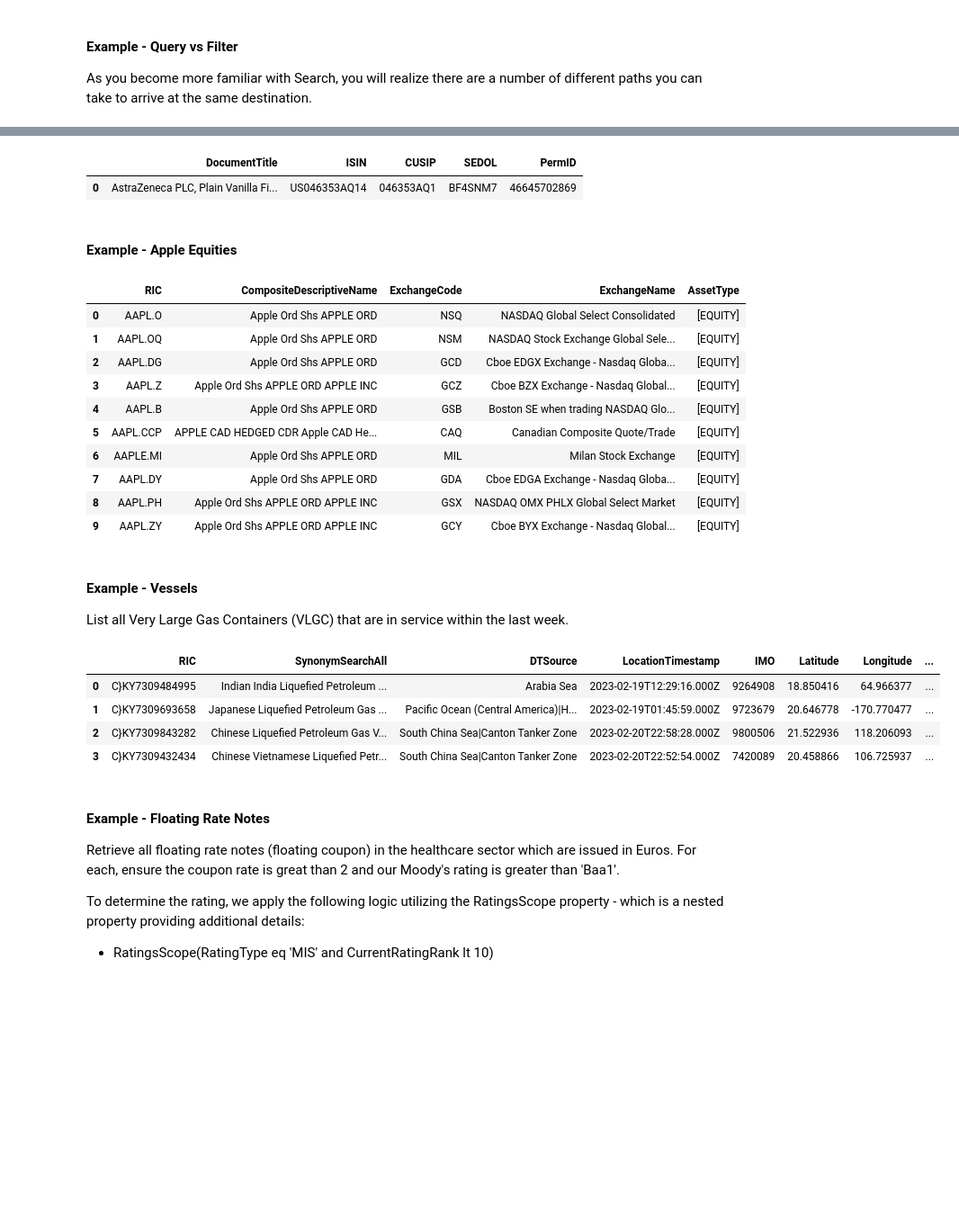
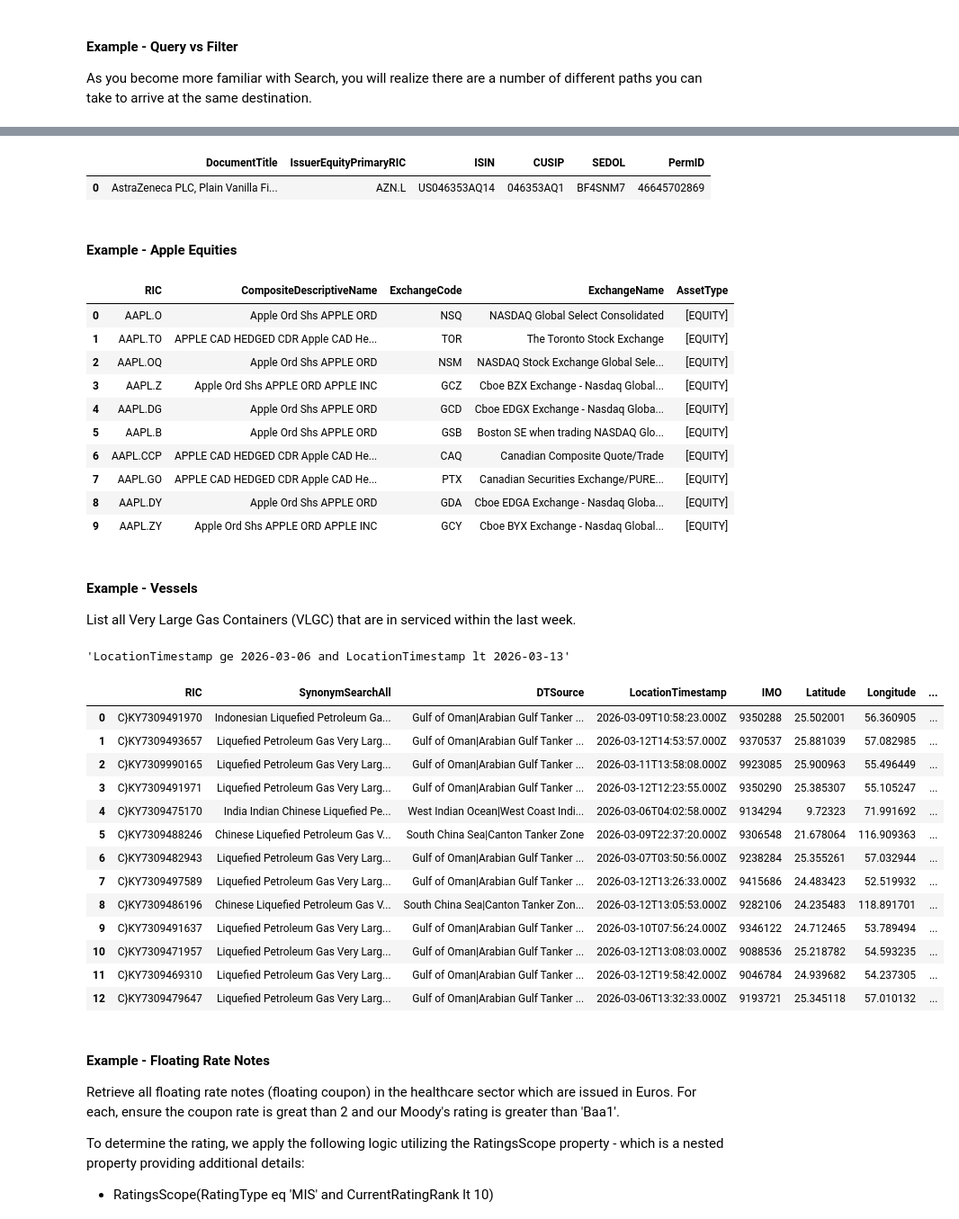
Before and after one commit to LSEG-API-Samples/Article.DataLibrary.Python.Search, a Jupyter notebook: Search - Filter.ipynb, the cells around one changed output, grey strips where cells are left out. Shown at 90% size. Drawn from its saved outputs; the diff is of its cells as text; code cells hidden in the pictures; blank space fills up the shorter version.

```diff
--- a/Search - Filter.ipynb
+++ b/Search - Filter.ipynb
@@ -45,14 +45,14 @@ rd.discovery.search(
 # %%
 # If you are provided a code but are not sure if the code is an ISIN, SEDOL, CUSIP etc,
 # try using the 'CodeResolutionBase' property.
-rd.discovery.search(
+ld.discovery.search(
     view = search.Views.INSTRUMENTS,
     filter = "CodeResolutionBase eq '046353AQ1'",   # I'm using the CUSIP for the same instrument
-    select = 'DocumentTitle, RIC, ISIN, CUSIP, SEDOL, PermID'
+    select = 'DocumentTitle, IssuerEquityPrimaryRIC, ISIN, CUSIP, SEDOL, PermID'
 )
 # %% [output]
-|  | DocumentTitle | ISIN | CUSIP | SEDOL | PermID |
-| 0 | AstraZeneca PLC, Plain Vanilla Fi... | US046353AQ14 | 046353AQ1 | BF4SNM7 | 46645702869 |
+|  | DocumentTitle | IssuerEquityPrimaryRIC | ISIN | CUSIP | SEDOL | PermID |
+| 0 | AstraZeneca PLC, Plain Vanilla Fi... | AZN.L | US046353AQ14 | 046353AQ1 | BF4SNM7 | 46645702869 |
 # %% [markdown]
 #### Example - Apple Equities
 # %%
@@ -60,8 +60,8 @@ rd.discovery.search(
 # ensure the type of asset is an 'equity' and that each asset is in an active state.  I chose to filter out the
 # AssetState of 'DC' (De-activated) as my criteria. By default, the top 10 results are presented.
 #
-# Note: An alternative to "AssetType eq 'equity'" could be to use: "RCSAssetCategoryLeaf eq 'Ordinary Share'"
-rd.discovery.search(
+# Note: An alternative to "AssetType eq 'equity'" could be to used: "RCSAssetCategoryLeaf eq 'Ordinary Share'"
+ld.discovery.search(
     view = search.Views.EQUITY_QUOTES,
     filter = "AssetType eq 'equity' and AssetState ne 'DC' and TickerSymbol eq 'AAPL'",
     select = "RIC, CompositeDescriptiveName, ExchangeCode, ExchangeName, AssetType"
@@ -69,38 +69,53 @@ rd.discovery.search(
 # %% [output]
 |  | RIC | CompositeDescriptiveName | ExchangeCode | ExchangeName | AssetType |
 | 0 | AAPL.O | Apple Ord Shs APPLE ORD | NSQ | NASDAQ Global Select Consolidated | [EQUITY] |
-| 1 | AAPL.OQ | Apple Ord Shs APPLE ORD | NSM | NASDAQ Stock Exchange Global Sele... | [EQUITY] |
-| 2 | AAPL.DG | Apple Ord Shs APPLE ORD | GCD | Cboe EDGX Exchange - Nasdaq Globa... | [EQUITY] |
+| 1 | AAPL.TO | APPLE CAD HEDGED CDR Apple CAD He... | TOR | The Toronto Stock Exchange | [EQUITY] |
+| 2 | AAPL.OQ | Apple Ord Shs APPLE ORD | NSM | NASDAQ Stock Exchange Global Sele... | [EQUITY] |
 | 3 | AAPL.Z | Apple Ord Shs APPLE ORD APPLE INC | GCZ | Cboe BZX Exchange - Nasdaq Global... | [EQUITY] |
-| 4 | AAPL.B | Apple Ord Shs APPLE ORD | GSB | Boston SE when trading NASDAQ Glo... | [EQUITY] |
-| 5 | AAPL.CCP | APPLE CAD HEDGED CDR Apple CAD He... | CAQ | Canadian Composite Quote/Trade | [EQUITY] |
-| 6 | AAPLE.MI | Apple Ord Shs APPLE ORD | MIL | Milan Stock Exchange | [EQUITY] |
-| 7 | AAPL.DY | Apple Ord Shs APPLE ORD | GDA | Cboe EDGA Exchange - Nasdaq Globa... | [EQUITY] |
-| 8 | AAPL.PH | Apple Ord Shs APPLE ORD APPLE INC | GSX | NASDAQ OMX PHLX Global Select Market | [EQUITY] |
+| 4 | AAPL.DG | Apple Ord Shs APPLE ORD | GCD | Cboe EDGX Exchange - Nasdaq Globa... | [EQUITY] |
+| 5 | AAPL.B | Apple Ord Shs APPLE ORD | GSB | Boston SE when trading NASDAQ Glo... | [EQUITY] |
+| 6 | AAPL.CCP | APPLE CAD HEDGED CDR Apple CAD He... | CAQ | Canadian Composite Quote/Trade | [EQUITY] |
+| 7 | AAPL.GO | APPLE CAD HEDGED CDR Apple CAD He... | PTX | Canadian Securities Exchange/PURE... | [EQUITY] |
+| 8 | AAPL.DY | Apple Ord Shs APPLE ORD | GDA | Cboe EDGA Exchange - Nasdaq Globa... | [EQUITY] |
 | 9 | AAPL.ZY | Apple Ord Shs APPLE ORD APPLE INC | GCY | Cboe BYX Exchange - Nasdaq Global... | [EQUITY] |
 # %% [markdown]
 #### Example - Vessels
-List all Very Large Gas Containers (VLGC) that are in service within the last week.
+List all Very Large Gas Containers (VLGC) that are in serviced within the last week.
 # %%
 # Build date range expression for the location of the vessel for the last 7 days
 date_7_days_ago = dt.datetime.today() - dateutil.relativedelta.relativedelta(days=7)
-date_range = f'LocationTimestamp ge {date_7_days_ago.strftime("%Y-%m-%d")} and \
-               LocationTimestamp lt {dt.datetime.today().strftime("%Y-%m-%d")}'
+date_range = (
+    f"LocationTimestamp ge {date_7_days_ago:%Y-%m-%d} and "
+    f"LocationTimestamp lt {dt.datetime.today():%Y-%m-%d}"
+)
+
+date_range
+# %% [output]
+'LocationTimestamp ge 2026-03-06 and LocationTimestamp lt 2026-03-13'
 # %%
 # Show the location of each vessel and some general details such as location, destination and coordinates.
 # If available, show the top 100 hits.
-rd.discovery.search(
+ld.discovery.search(
     view = search.Views.VESSEL_PHYSICAL_ASSETS,
     filter = f"RCSAssetTypeLeaf eq 'VLGC' and VesselStatus eq 'IN SERVICE' and {date_range}",
     select = 'RIC, SynonymSearchAll, DTSource, LocationTimestamp, IMO,Latitude, Longitude, LocationDestination',
     top=100
 )
 # %% [output]
 |  | RIC | SynonymSearchAll | DTSource | LocationTimestamp | IMO | Latitude | Longitude | ... |
-| 0 | C}KY7309484995 | Indian India Liquefied Petroleum ... | Arabia Sea | 2023-02-19T12:29:16.000Z | 9264908 | 18.850416 | 64.966377 | ... |
-| 1 | C}KY7309693658 | Japanese Liquefied Petroleum Gas ... | Pacific Ocean (Central America)|H... | 2023-02-19T01:45:59.000Z | 9723679 | 20.646778 | -170.770477 | ... |
-| 2 | C}KY7309843282 | Chinese Liquefied Petroleum Gas V... | South China Sea|Canton Tanker Zone | 2023-02-20T22:58:28.000Z | 9800506 | 21.522936 | 118.206093 | ... |
-| 3 | C}KY7309432434 | Chinese Vietnamese Liquefied Petr... | South China Sea|Canton Tanker Zone | 2023-02-20T22:52:54.000Z | 7420089 | 20.458866 | 106.725937 | ... |
+| 0 | C}KY7309491970 | Indonesian Liquefied Petroleum Ga... | Gulf of Oman|Arabian Gulf Tanker ... | 2026-03-09T10:58:23.000Z | 9350288 | 25.502001 | 56.360905 | ... |
+| 1 | C}KY7309493657 | Liquefied Petroleum Gas Very Larg... | Gulf of Oman|Arabian Gulf Tanker ... | 2026-03-12T14:53:57.000Z | 9370537 | 25.881039 | 57.082985 | ... |
+| 2 | C}KY7309990165 | Liquefied Petroleum Gas Very Larg... | Gulf of Oman|Arabian Gulf Tanker ... | 2026-03-11T13:58:08.000Z | 9923085 | 25.900963 | 55.496449 | ... |
+| 3 | C}KY7309491971 | Liquefied Petroleum Gas Very Larg... | Gulf of Oman|Arabian Gulf Tanker ... | 2026-03-12T12:23:55.000Z | 9350290 | 25.385307 | 55.105247 | ... |
+| 4 | C}KY7309475170 | India Indian Chinese Liquefied Pe... | West Indian Ocean|West Coast Indi... | 2026-03-06T04:02:58.000Z | 9134294 | 9.72323 | 71.991692 | ... |
+| 5 | C}KY7309488246 | Chinese Liquefied Petroleum Gas V... | South China Sea|Canton Tanker Zone | 2026-03-09T22:37:20.000Z | 9306548 | 21.678064 | 116.909363 | ... |
+| 6 | C}KY7309482943 | Liquefied Petroleum Gas Very Larg... | Gulf of Oman|Arabian Gulf Tanker ... | 2026-03-07T03:50:56.000Z | 9238284 | 25.355261 | 57.032944 | ... |
+| 7 | C}KY7309497589 | Liquefied Petroleum Gas Very Larg... | Gulf of Oman|Arabian Gulf Tanker ... | 2026-03-12T13:26:33.000Z | 9415686 | 24.483423 | 52.519932 | ... |
+| 8 | C}KY7309486196 | Chinese Liquefied Petroleum Gas V... | South China Sea|Canton Tanker Zon... | 2026-03-12T13:05:53.000Z | 9282106 | 24.235483 | 118.891701 | ... |
+| 9 | C}KY7309491637 | Liquefied Petroleum Gas Very Larg... | Gulf of Oman|Arabian Gulf Tanker ... | 2026-03-10T07:56:24.000Z | 9346122 | 24.712465 | 53.789494 | ... |
+| 10 | C}KY7309471957 | Liquefied Petroleum Gas Very Larg... | Gulf of Oman|Arabian Gulf Tanker ... | 2026-03-12T13:08:03.000Z | 9088536 | 25.218782 | 54.593235 | ... |
+| 11 | C}KY7309469310 | Liquefied Petroleum Gas Very Larg... | Gulf of Oman|Arabian Gulf Tanker ... | 2026-03-12T19:58:42.000Z | 9046784 | 24.939682 | 54.237305 | ... |
+| 12 | C}KY7309479647 | Liquefied Petroleum Gas Very Larg... | Gulf of Oman|Arabian Gulf Tanker ... | 2026-03-06T13:32:33.000Z | 9193721 | 25.345118 | 57.010132 | ... |
 # %% [markdown]
 #### Example - Floating Rate Notes
 Retrieve all floating rate notes (floating coupon) in the healthcare sector which are issued in Euros.  For each, ensure the coupon rate is great than 2 and our Moody's rating is greater than 'Baa1'.
```
Also changed, not shown: parts of 12 cells of this notebook, 7 other files.
